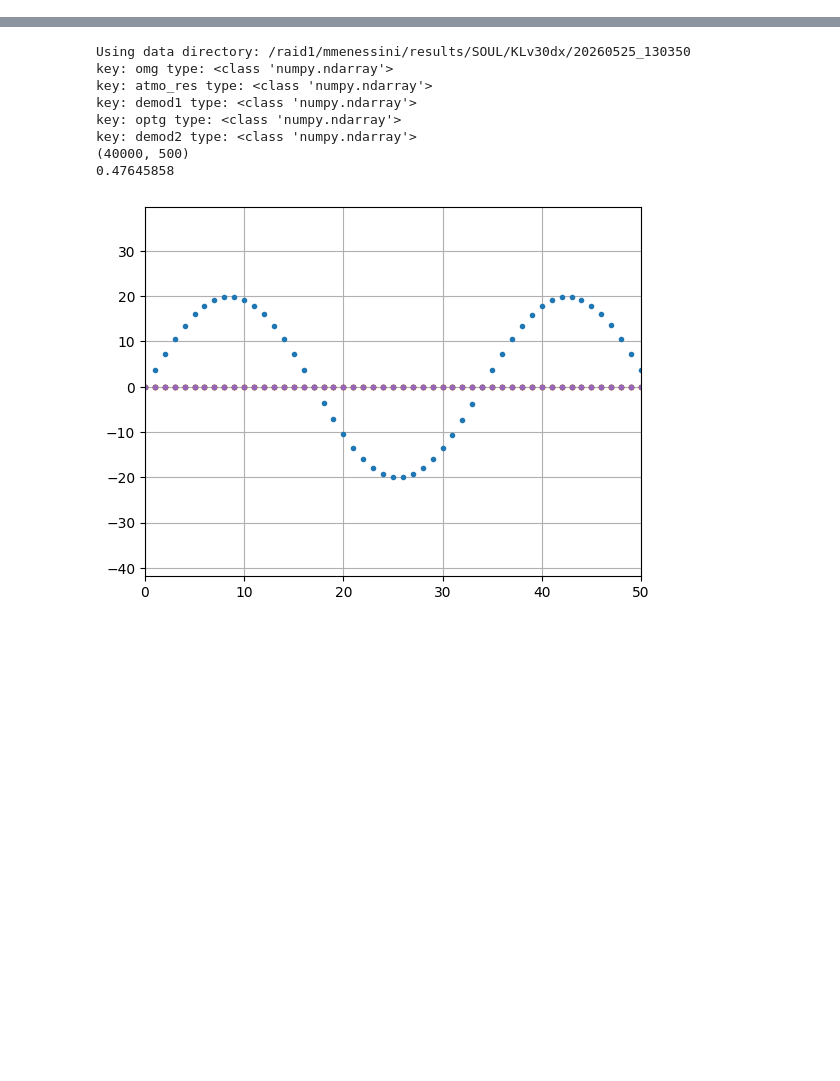
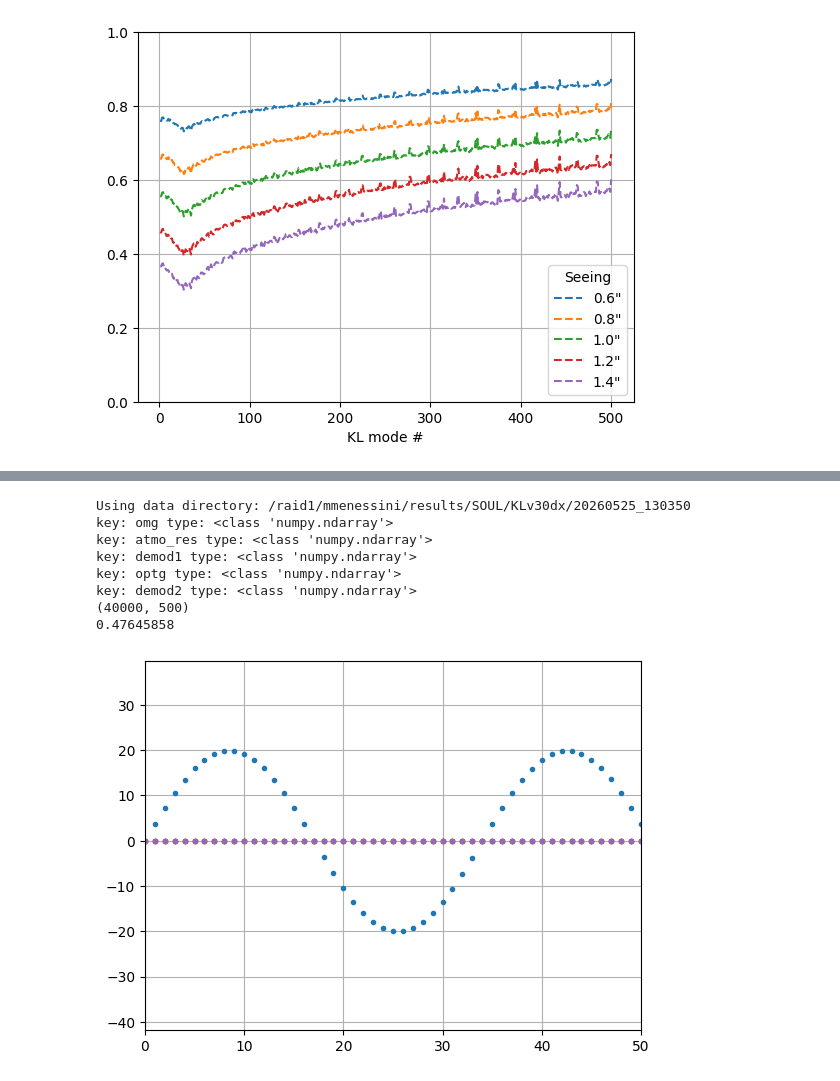
Before and after one commit to Menessao/SPECULA, a Jupyter notebook: config/ErrorBudget/LBTplots.ipynb, the cells around one changed output, grey strips where cells are left out. Drawn from its saved outputs; the diff is of its cells as text; code cells hidden in the pictures; blank space fills up the shorter version.

```diff
--- a/config/ErrorBudget/LBTplots.ipynb
+++ b/config/ErrorBudget/LBTplots.ipynb
@@ -32,3 +32,28 @@ from specula.lib.make_mask import make_mask
 # pmask2 = get_pupil_mask(npix=120, filepath='/raid1/mmenessini/calibration/SOUL/KLv30dx/pupils/pyr_pupdata_20x20_sr05.fits')
 # plt.figure()
 # plt.imshow(np.logical_xor(pmask,pmask2),origin='lower')
+# %%
+# og_pyr0_s10_perf = fits.getdata('/raid1/mmenessini/calibration/SOUL/optgains/pyr3.0_40x40_s1.0_og_pl.fits')
+Nmodes = 500
+og_s06 = fits.getdata('/raid1/mmenessini/calibration/SOUL/optgains/pyr3.0_40x40_s0.6_100Nm_og.fits')[:Nmodes]
+og_s08 = fits.getdata('/raid1/mmenessini/calibration/SOUL/optgains/pyr3.0_40x40_s0.8_132Nm_og.fits')[:Nmodes]
+og_s10 = fits.getdata('/raid1/mmenessini/calibration/SOUL/optgains/pyr3.0_40x40_s1.0_169Nm_og.fits')[:Nmodes]
+og_s12 = fits.getdata('/raid1/mmenessini/calibration/SOUL/optgains/pyr3.0_40x40_s1.2_211Nm_og.fits')[:Nmodes]
+og_s14 = fits.getdata('/raid1/mmenessini/calibration/SOUL/optgains/pyr3.0_40x40_s1.4_259Nm_og.fits')[:Nmodes]
+
+x = np.arange(len(og_s10))+1
+
+plt.figure()
+plt.semilogx(x,og_s06,'--',label='0.6"')
+plt.semilogx(x,og_s08,'--',label='0.8"')
+plt.semilogx(x,og_s10,'--',label='1.0"')
+plt.semilogx(x,og_s12,'--',label='1.2"')
+plt.semilogx(x,og_s14,'--',label='1.4"')
+plt.xscale('linear')
+plt.ylim([0,1])
+plt.legend(title='Seeing')
+plt.xlabel('KL mode #')
+# plt.semilogx(x,og_pyr0_s10_perf,':')
+plt.grid()
+# %% [output]
+[figure, added]
```
Also changed, not shown: parts of 5 cells of this notebook, 21 other files.
